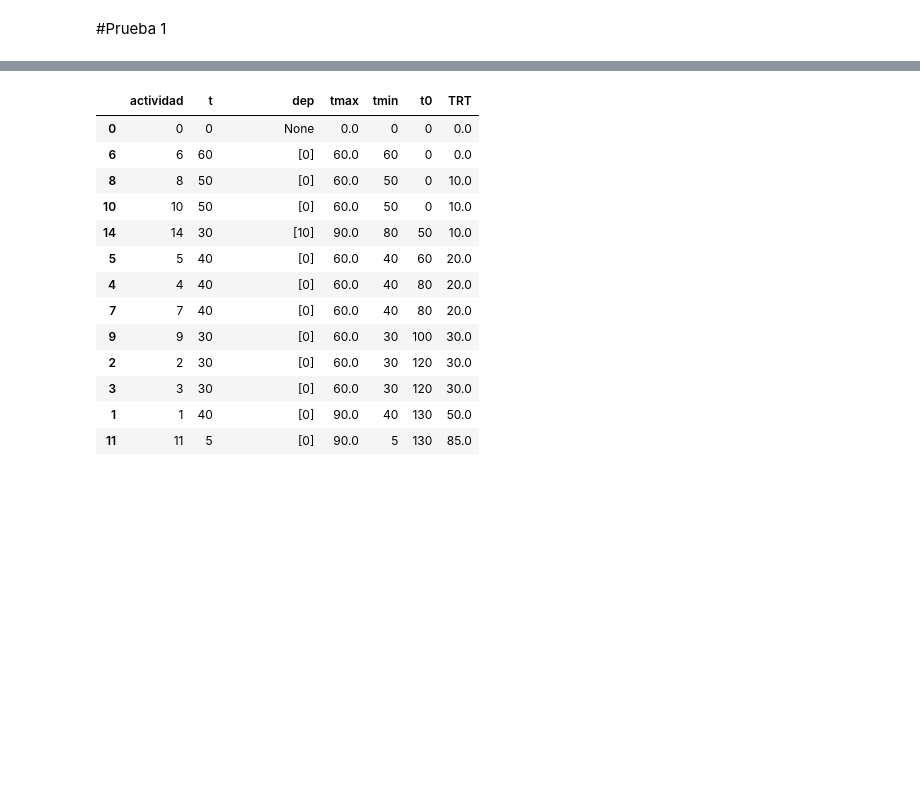
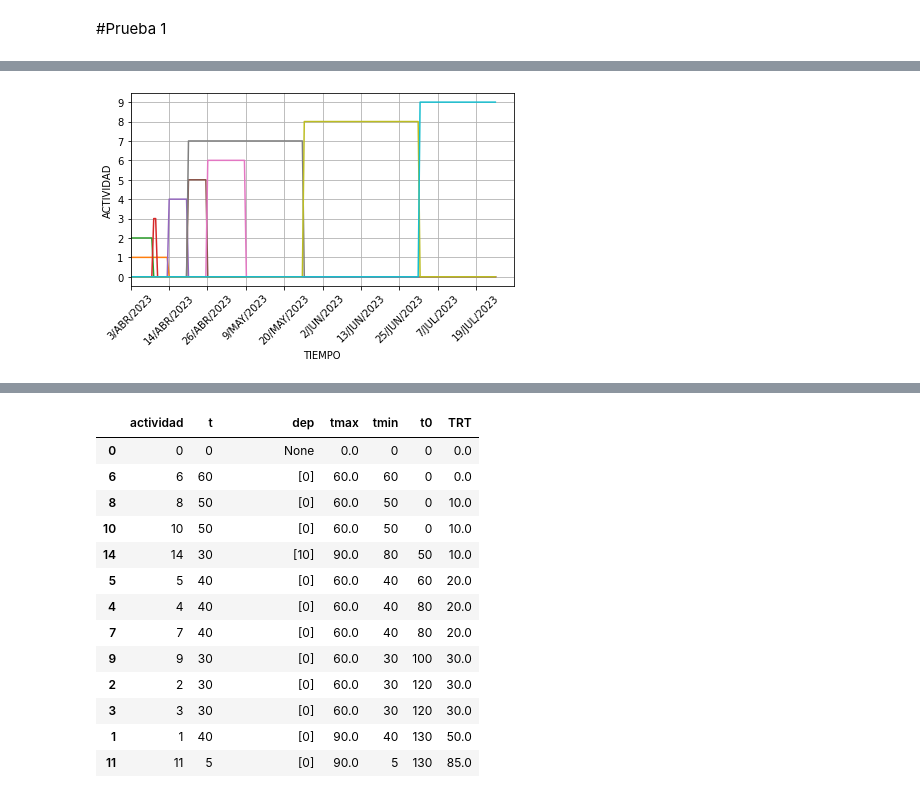
Before and after one commit to Michael-Jimenez-C/Investigaci-n-de-operaciones, a Jupyter notebook: pert.ipynb, the cells around one changed output, grey strips where cells are left out. Saved outputs shown, nothing was run; the diff lists cells and outputs as text; code cells hidden in the pictures; blank space fills up the shorter version.

```diff
--- a/pert.ipynb
+++ b/pert.ipynb
@@ -259,0 +243,12 @@ s.gant()
+# %%
+maxday=[31,28,31,30,31,30,31,31,30,31,30,31]
+mes=["ENE","FEB","MAR","ABR","MAY","JUN","JUL","AGO","SEP","OCT","NOV","DIC"]
+dias=["DOM","LUN","MAR","MIE","JUE","VIE","SAB"]
+# %%
+d=[]
+a=2023
+for i,j in zip(mes,maxday):
+  for x in range(j):
+    if dias[int(x%7)] not in ["DOM"]:
+      d.append((x+1,i,a))
+print(d)
@@ -259,0 +257,12 @@ s.gant()
+# %%
+for i in d:
+  if d[0]==(3,'ABR',2023):
+    break
+  d.pop(0)
+
+for i in d:
+  if len(d)<=95:
+    break
+  d.pop(-1)
+# %%
+fech=[f"{i[0]}/{i[1]}/{i[2]}" for i in d]
@@ -260 +276,9 @@ s.gant()
+# %%
+s.gant()
+plt.title("")
+plt.xticks([i for i in range(0,96,10)],[fech[i] for i in range(0,len(fech),10)],rotation=45)
+plt.tight_layout(h_pad=1)
+plt.savefig("GANT PSI.pdf",dpi=300)
+# %% [output]
+[figure, added]
 # %%
```
Also changed, not shown: parts of 9 cells of this notebook.
